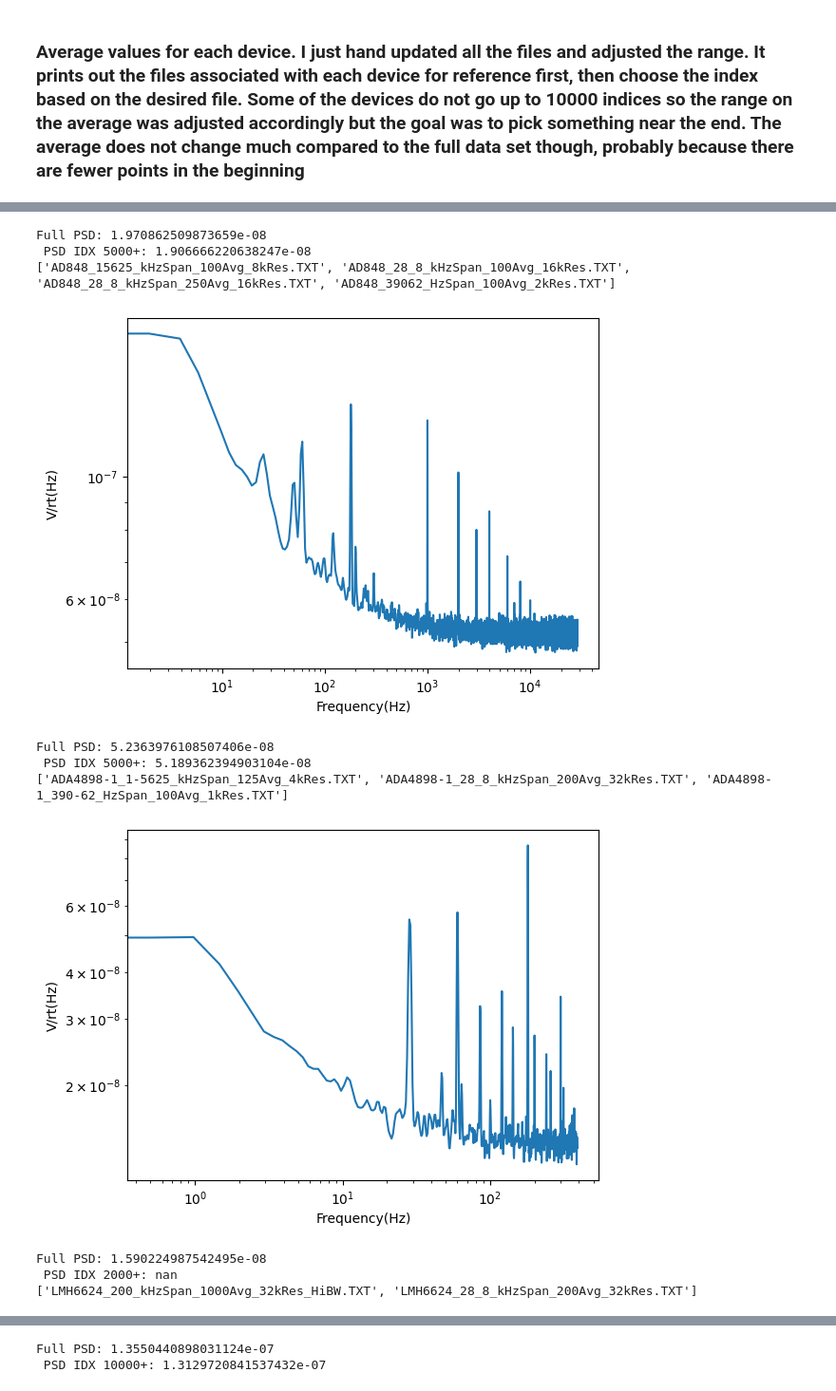
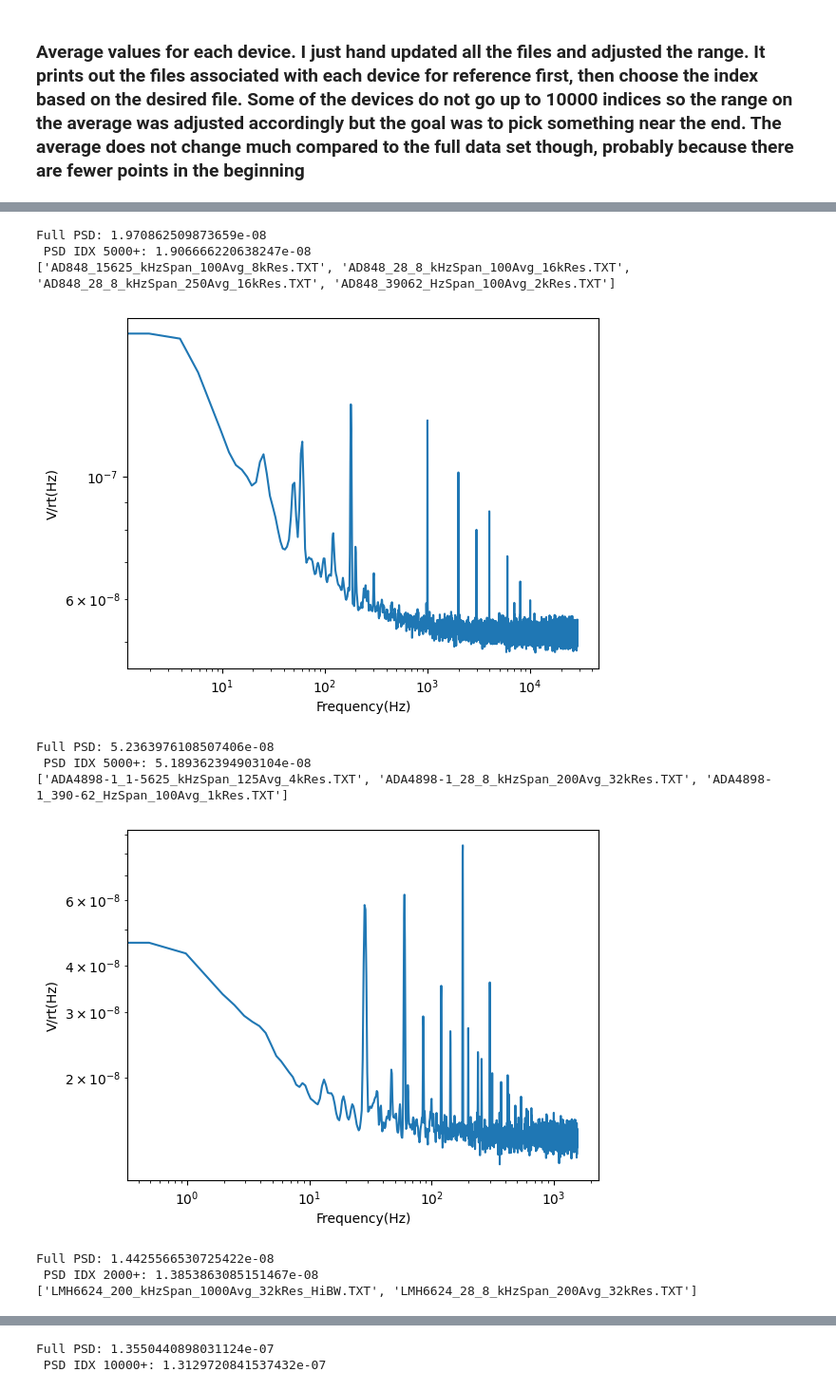
Before and after one commit to MazinDan/Analog_Lab_B, a Jupyter notebook: Lab_4_Report/Analog_Lab4.ipynb, the cells around one changed output, grey strips where cells are left out. Shown at 95% size. Drawn from its saved outputs; the diff is of its cells as text; code cells hidden in the pictures.

```diff
--- a/Lab_4_Report/Analog_Lab4.ipynb
+++ b/Lab_4_Report/Analog_Lab4.ipynb
@@ -813,7 +813,7 @@ print(f'Full PSD: {AD848_psd['V/rt(Hz)'].mean()}\n PSD IDX 5000+: {AD848_psd['V/
 
 # Average PSD values for ADA4898-1: DOUBLE CHECK FILES; WANT PLOTS FOR 28.8 kHz and 1.5625 kHz SPANS
 print(sorted(ADA4898_files))
-ADA4898_psd = pd.read_csv(f'{part_d_data_path}/ADA4898-1/{ADA4898_files[2]}', sep=',')
+ADA4898_psd = pd.read_csv(f'{part_d_data_path}/ADA4898-1/{ADA4898_files[0]}', sep=',')
 plt.figure()
 plt.xscale('log')
 plt.yscale('log')
@@ -821,36 +821,36 @@ plt.xlabel('Frequency(Hz)')
 plt.ylabel('V/rt(Hz)')
 plt.plot(ADA4898_psd['frequency(Hz)'], ADA4898_psd['V/rt(Hz)'])
 plt.show()
 print(f'Full PSD: {ADA4898_psd['V/rt(Hz)'].mean()}\n PSD IDX 2000+: {ADA4898_psd['V/rt(Hz)'][2000:].mean()}')
 
 # Average PSD values for LMH6624: DOUBLE CHECK FILES; WANT PLOTS FOR 28.8 kHz and 1.5625 kHz SPANS
 print(LMH6624_files)
 LMH6624_psd = pd.read_csv(f'{part_d_data_path}/LMH6624/{LMH6624_files[0]}', sep=',')
 plt.figure()
 plt.xscale('log')
 plt.yscale('log')
 plt.xlabel('Frequency(Hz)')
 plt.ylabel('V/rt(Hz)')
 plt.plot(LMH6624_psd['frequency(Hz)'], LMH6624_psd['V/rt(Hz)'])
 plt.show()
 print(f'Full PSD: {LMH6624_psd['V/rt(Hz)'].mean()}\n PSD IDX 10000+: {LMH6624_psd['V/rt(Hz)'][10000:].mean()}')
 # %% [output]
 ['SR1_15625_kHzSpan_50Avg_32kRes_HiRes.TXT', 'SR1_1KhzSpan_1000Avg_2kres.TXT', 'SR1_1KhzSpan_1000Avg_32K_res.TXT', 'SR1_200_kHzSpan_1000Avg_32kRes_HiBW.TXT', 'SR1_28-8_kHzSpan_1000Avg_32kRes_HiRes.TXT ...
 [figure]
 Full PSD: 5.107333873834349e-09
  PSD IDX 10000+: 5.0748146844430434e-09
 ['AD797_1KhzSpan_250Avg_16kRes.TXT', 'AD797_28_8_KhzSpan_1000Avg_8kRes.TXT']
 [figure]
 Full PSD: 1.970862509873659e-08
  PSD IDX 5000+: 1.906666220638247e-08
 ['AD848_15625_kHzSpan_100Avg_8kRes.TXT', 'AD848_28_8_kHzSpan_100Avg_16kRes.TXT', 'AD848_28_8_kHzSpan_250Avg_16kRes.TXT', 'AD848_39062_HzSpan_100Avg_2kRes.TXT']
 [figure]
 Full PSD: 5.2363976108507406e-08
  PSD IDX 5000+: 5.189362394903104e-08
 ['ADA4898-1_1-5625_kHzSpan_125Avg_4kRes.TXT', 'ADA4898-1_28_8_kHzSpan_200Avg_32kRes.TXT', 'ADA4898-1_390-62_HzSpan_100Avg_1kRes.TXT']
-[figure, old version]
+[figure, new version]
-Full PSD: 1.590224987542495e-08
- PSD IDX 2000+: nan
+Full PSD: 1.4425566530725422e-08
+ PSD IDX 2000+: 1.3853863085151467e-08
 ['LMH6624_200_kHzSpan_1000Avg_32kRes_HiBW.TXT', 'LMH6624_28_8_kHzSpan_200Avg_32kRes.TXT']
 [figure]
 Full PSD: 1.3550440898031124e-07
```
Also changed, not shown: parts of 1 cell of this notebook.
